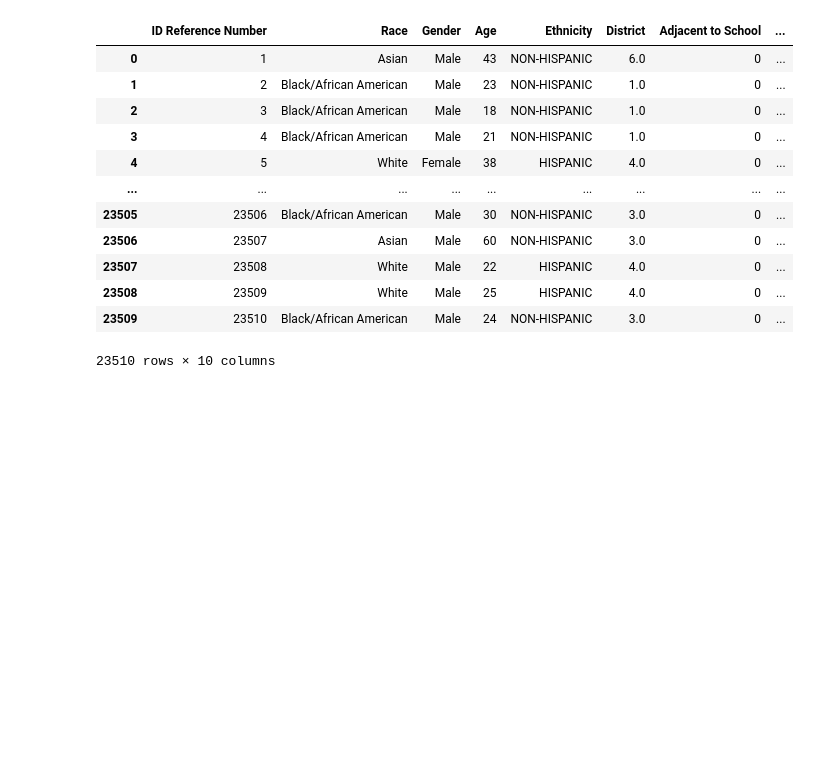
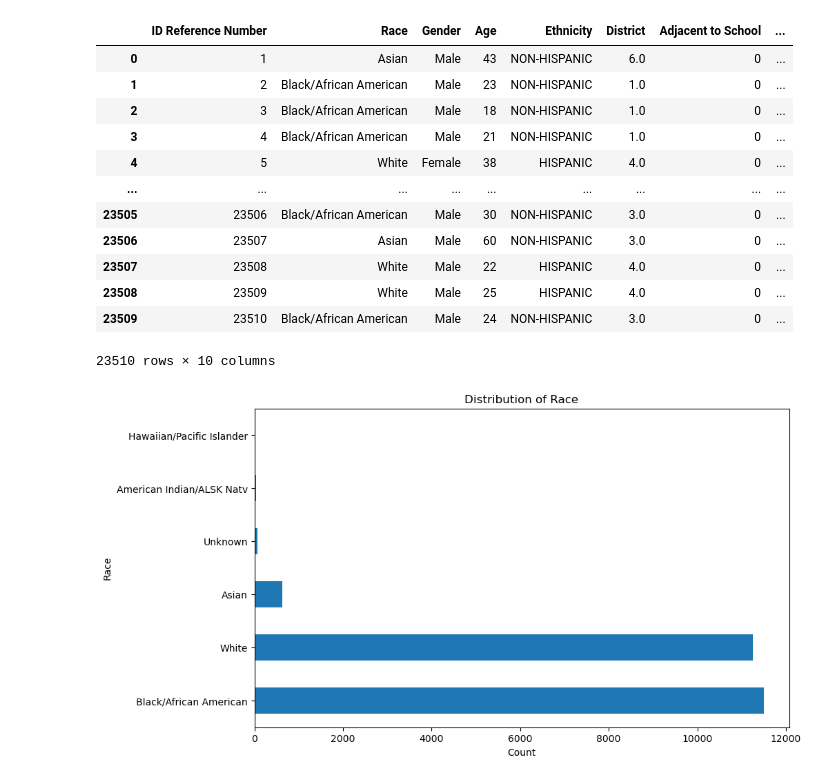
Before and after one commit to Animaznman/MSDS-Police-EDA, a Jupyter notebook: notebook.ipynb, the cells around one changed output. Cells and saved outputs as stored; diff of their text form; code cells hidden in the pictures; blank space fills up the shorter version.

Commit message:
Added some basic plots: Age Gender Race Ethnicity

```diff
--- a/notebook.ipynb
+++ b/notebook.ipynb
@@ -29,3 +29,13 @@ df_police
 | 23508 | 23509 | White | Male | 25 | HISPANIC | 4.0 | 0 | ... |
 | 23509 | 23510 | Black/African American | Male | 24 | NON-HISPANIC | 3.0 | 0 | ... |
 23510 rows × 10 columns
+# %%
+#Race
+plt.figure(figsize=(10, 6))
+df_police["Race"].value_counts().plot(kind='barh')
+plt.title('Distribution of Race')
+plt.xlabel('Count')
+plt.ylabel('Race')
+plt.show()
+# %% [output]
+[figure, added]
```
Also changed, not shown: parts of 3 cells of this notebook.
